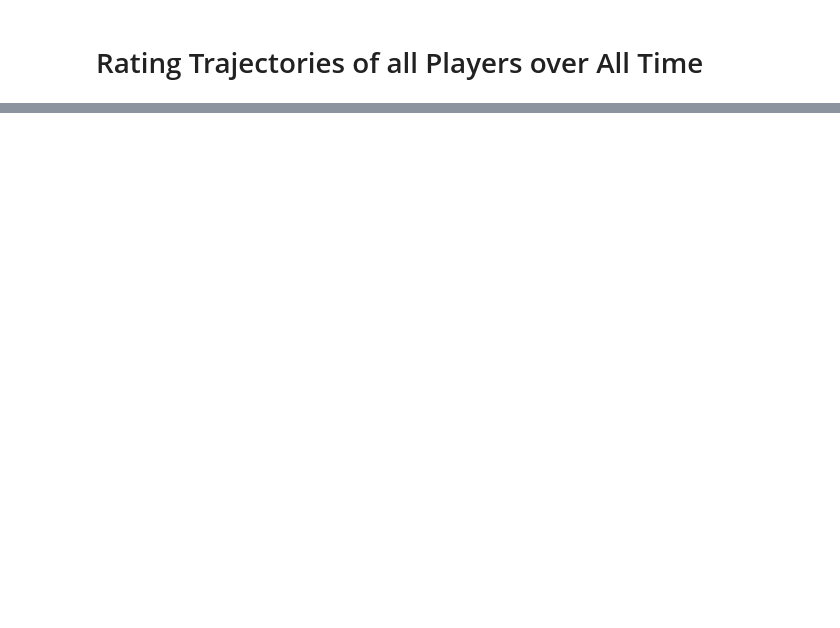
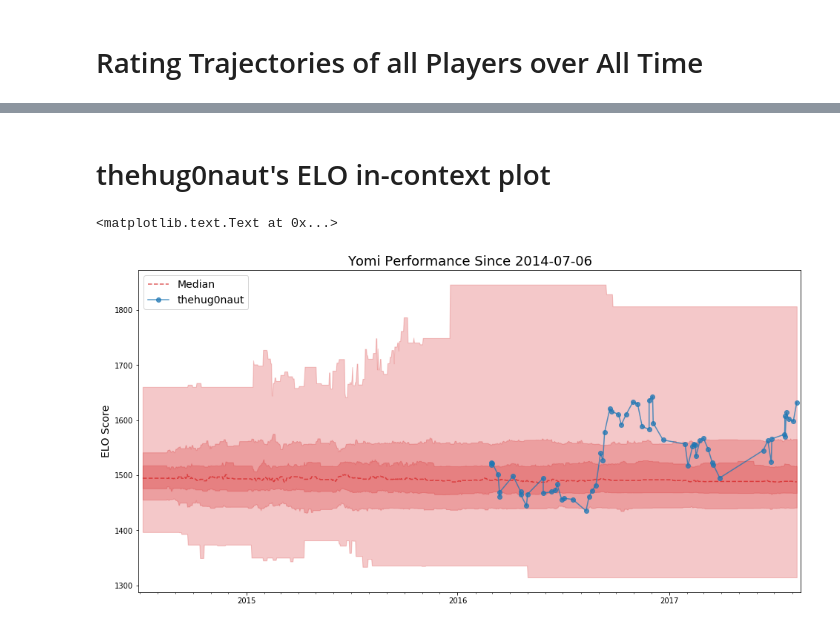
Before and after one commit to cpennington/yomi-skill, a Jupyter notebook: Skill Record.ipynb, the cells around one changed output, grey strips where cells are left out. Drawn from its saved outputs; the diff is of its cells as text; code cells hidden in the pictures; blank space fills up the shorter version.

Commit message:
Added a contour plot showing yomi performance in context

```diff
--- a/Skill Record.ipynb
+++ b/Skill Record.ipynb
@@ -179,0 +180,61 @@ ggplot(
+# %% [markdown]
+# thehug0naut's ELO in-context plot
+# %%
+%matplotlib inline
+from matplotlib import pyplot
+from matplotlib import dates as mdates
+import numpy
+
+ratings_history["Date"] = pandas.to_datetime(ratings_history["Date"].values).to_pydatetime()
+
+# pick some players to plot progression for, choose the colours for them here too
+chosen_players = ["thehug0naut",]
+player_colours = ["C0",]
+
+histories = list()
+for player in chosen_players:
+    histories.append(ratings_history[ratings_history["Player"]==player])
+
+# get the earliest and latest chart datapoints
+start = ratings_history["Date"].min()
+end = ratings_history["Date"].max()
+
+# make a list of all dates in-between
+dates = pandas.date_range(start, end, freq="D").to_pydatetime()
+
+# define the contours we want to plot, keep it odd so there's a median line in the centre
+contours = numpy.linspace(0, 1, 7)
+median = len(contours) // 2
+
+# make an array to store our contour results
+performance_contours = numpy.zeros([len(contours), len(dates)])
+
+# get each player's most up-to date rating for each date the chart has run for, then pick out the desired quantiles
+for d, date in enumerate(dates):
+    last_ratings = ratings_history[ratings_history["Date"]<=date].groupby("Player")["Rating"].agg("last")
+    for c, contour in enumerate(contours):
+        performance_contours[c, d] = last_ratings.quantile(contour)
+
+# plot the player a ratings quantile map with median line
+fig, ax = pyplot.subplots(1,1,figsize=([16,8]))
+for c in range(median):
+    ax.fill_between(dates, performance_contours[c], performance_contours[-(1+c)], color="C3", alpha=1/(median+1))
+ax.plot_date(dates, performance_contours[median], "C3--", alpha=0.75, label="Median")
+
+# plot curves for each player of interest
+for player, phistory, pcolour in zip(chosen_players, histories, player_colours):
+    ax.plot_date(pandas.to_datetime(phistory["Date"].values).to_pydatetime(),
+                 phistory["Rating"], "o-", color=pcolour, alpha=0.75, label=player)
+
+# pick out years for major tick marks and months for minors
+ax.xaxis.set_major_locator(mdates.YearLocator())
+ax.xaxis.set_minor_locator(mdates.MonthLocator())
+ax.set_xlim(start-datetime.timedelta(days=7), end+datetime.timedelta(days=7))
+
+# switch on legend and add title
+ax.legend(fontsize=14, loc=2)
+ax.set_title("Yomi Performance Since {}".format(start.date()), size=18)
+ax.set_ylabel("ELO Score", size=14)
+# %% [output]
+<matplotlib.text.Text at 0x...>
+[figure, added]
```
Also changed, not shown: parts of 4 cells of this notebook, 1 other file.
